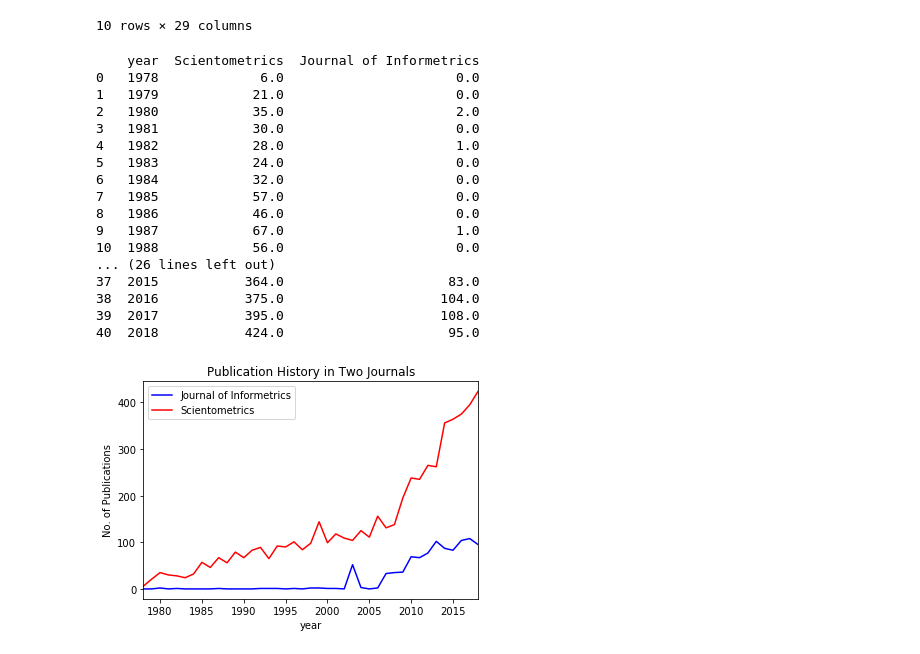
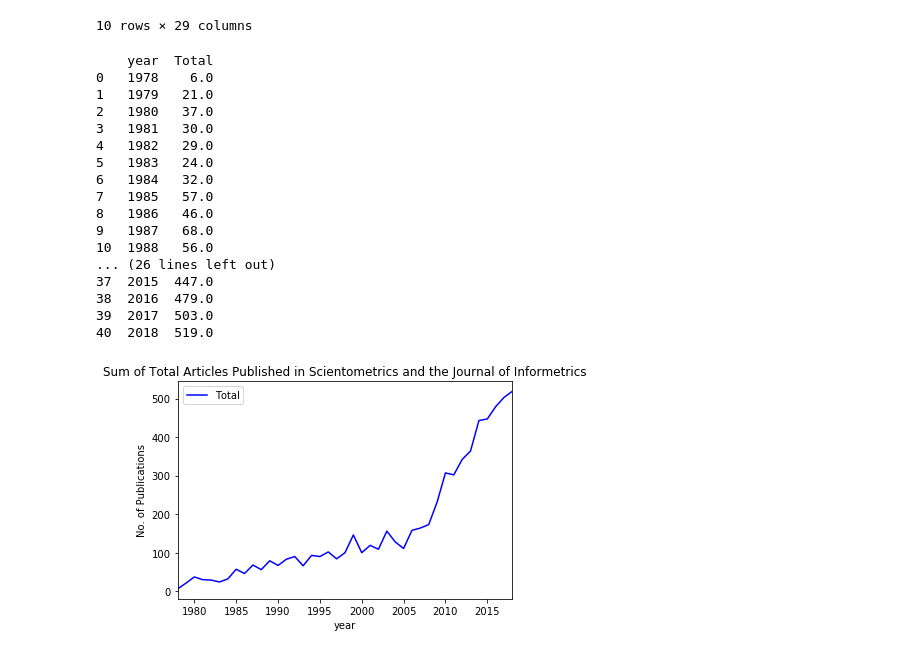
Before and after one commit to iuni-cadre/BetaDemoCode, a Jupyter notebook: demo_01.ipynb, the cells around one changed output. Cells and saved outputs as stored; diff of their text form; code cells hidden in the pictures.

Commit message:
Changing plot to sum article counts

```diff
--- a/demo_01.ipynb
+++ b/demo_01.ipynb
@@ -39,4 +26,16 @@ inf_yd = inf_yd2.groupby(['year']).count()
 # %%
+scien_yd = sci_and_inf[sci_and_inf.journal_display_name == 'Scientometrics']
+
+scien_yd2 = scien_yd[['paper_id', 'year']]
+
+scien_yd = scien_yd2.groupby(['year']).count()
+
+inf_yd = sci_and_inf[sci_and_inf.journal_display_name == 'Journal of Informetrics']
+
+inf_yd2 = inf_yd[['paper_id', 'year']]
+
+inf_yd = inf_yd2.groupby(['year']).count()
+
 yd = scien_yd.merge(inf_yd, left_on='year', right_on='year', how = 'outer')
 
 yd.reset_index(inplace=True)
@@ -45,35 +44,39 @@ yd = yd.sort_values('year')
 
 yd.columns = ['year', 'Scientometrics', 'Journal of Informetrics']
 
+yd['Total'] = yd.loc[:,['Scientometrics','Journal of Informetrics']].sum(axis=1)
+
+yd = yd.drop(columns=['Scientometrics','Journal of Informetrics'], axis=1)
+
 yd = yd.fillna(0)
 
 yd = yd[1:-1]
 
 print(yd)
 # %% [output]
-    year  Scientometrics  Journal of Informetrics
-0   1978             6.0                      0.0
-1   1979            21.0                      0.0
-2   1980            35.0                      2.0
-3   1981            30.0                      0.0
-4   1982            28.0                      1.0
-5   1983            24.0                      0.0
-6   1984            32.0                      0.0
-7   1985            57.0                      0.0
-8   1986            46.0                      0.0
-9   1987            67.0                      1.0
-10  1988            56.0                      0.0
+    year  Total
+0   1978    6.0
+1   1979   21.0
+2   1980   37.0
+3   1981   30.0
+4   1982   29.0
+5   1983   24.0
+6   1984   32.0
+7   1985   57.0
+8   1986   46.0
+9   1987   68.0
+10  1988   56.0
 ... (26 lines left out)
-37  2015           364.0                     83.0
-38  2016           375.0                    104.0
-39  2017           395.0                    108.0
-40  2018           424.0                     95.0
+37  2015  447.0
+38  2016  479.0
+39  2017  503.0
+40  2018  519.0
 # %%
 #Create plot:
-yd.plot(x='year', y=['Journal of Informetrics', 'Scientometrics'], color=['blue', 'red'], kind='line')
+yd.plot(x='year', y=['Total'], color=['blue'], kind='line')
 plt.legend(loc = 2)
 plt.ylabel(ylabel='No. of Publications')
-plt.title(label = 'Publication History in Two Journals')
+plt.title(label = 'Sum of Total Articles Published in Scientometrics and the Journal of Informetrics')
 plt.show()
 # %% [output]
-[figure, old version]
+[figure, new version]
```
Also changed, not shown: parts of 3 cells of this notebook.
